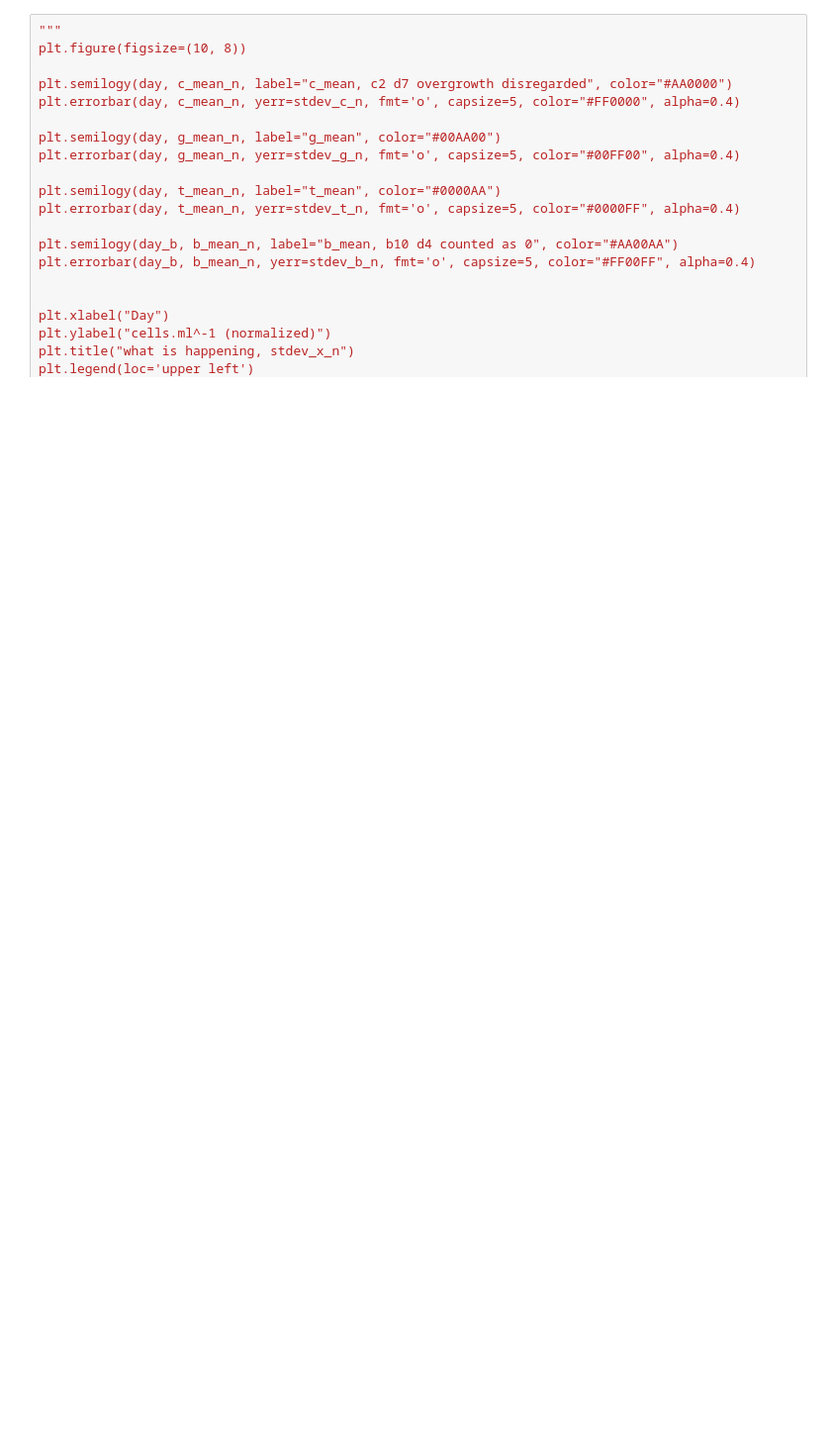
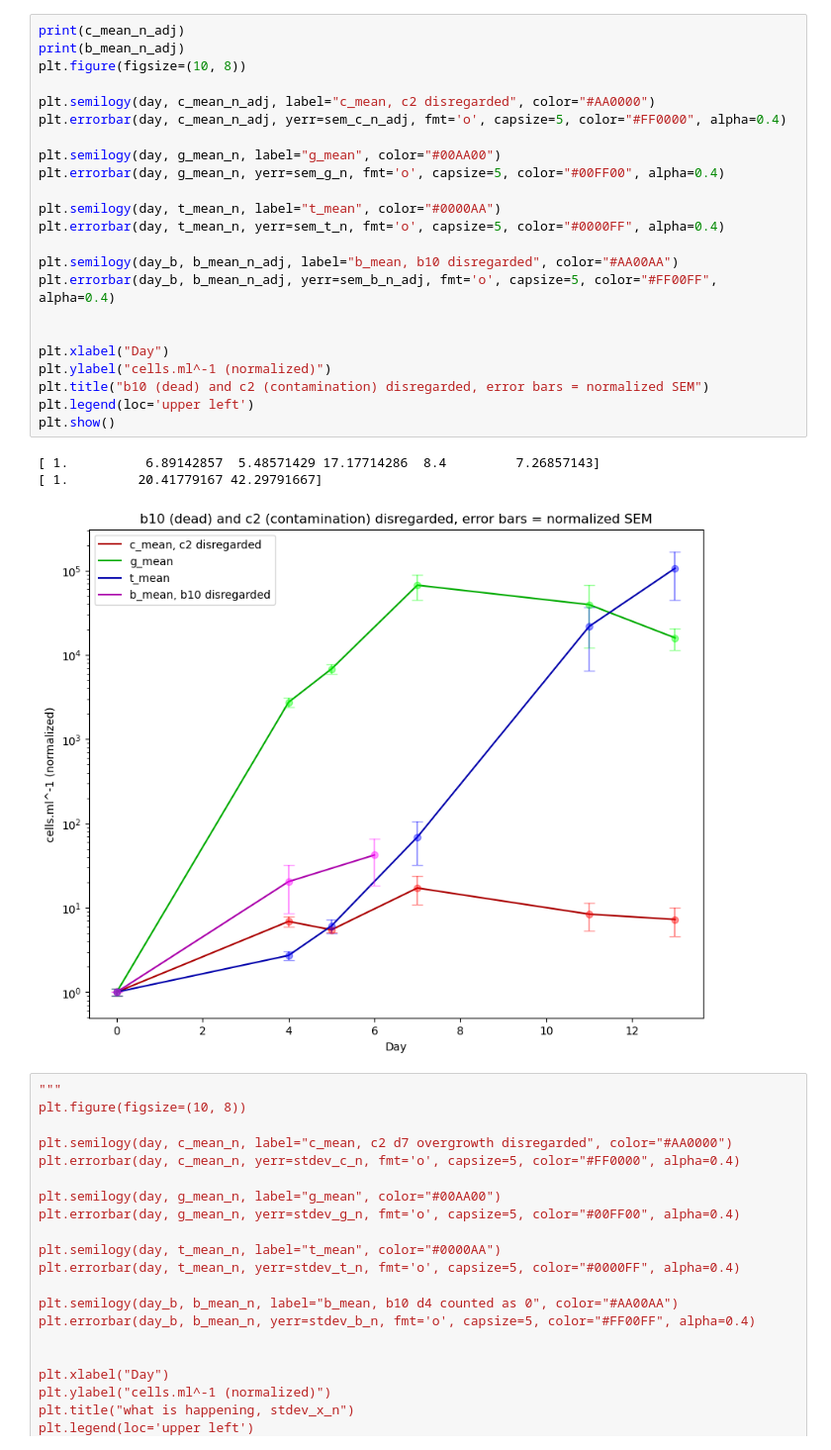
Before and after one commit to lucca-cas/tholinlab, a Jupyter notebook: tholins.ipynb, the cells around one changed output. Shown at 99% size. Cells and saved outputs as stored; diff of their text form; blank space fills up the shorter version.

```diff
--- a/tholins.ipynb
+++ b/tholins.ipynb
@@ -193,3 +251,30 @@ plt.show()
+# %%
+print(c_mean_n_adj)
+print(b_mean_n_adj)
+plt.figure(figsize=(10, 8))
+
+plt.semilogy(day, c_mean_n_adj, label="c_mean, c2 disregarded", color="#AA0000")
+plt.errorbar(day, c_mean_n_adj, yerr=sem_c_n_adj, fmt='o', capsize=5, color="#FF0000", alpha=0.4)
+
+plt.semilogy(day, g_mean_n, label="g_mean", color="#00AA00")
+plt.errorbar(day, g_mean_n, yerr=sem_g_n, fmt='o', capsize=5, color="#00FF00", alpha=0.4)
+
+plt.semilogy(day, t_mean_n, label="t_mean", color="#0000AA")
+plt.errorbar(day, t_mean_n, yerr=sem_t_n, fmt='o', capsize=5, color="#0000FF", alpha=0.4)
+
+plt.semilogy(day_b, b_mean_n_adj, label="b_mean, b10 disregarded", color="#AA00AA")
+plt.errorbar(day_b, b_mean_n_adj, yerr=sem_b_n_adj, fmt='o', capsize=5, color="#FF00FF", alpha=0.4)
+
+
+plt.xlabel("Day")
+plt.ylabel("cells.ml^-1 (normalized)")
+plt.title("b10 (dead) and c2 (contamination) disregarded, error bars = normalized SEM")
+plt.legend(loc='upper left')
+plt.show()
+# %% [output]
+[ 1.          6.89142857  5.48571429 17.17714286  8.4         7.26857143]
+[ 1.         20.41779167 42.29791667]
+[figure, added]
 # %%
 """
 plt.figure(figsize=(10, 8))
```
Also changed, not shown: parts of 6 cells of this notebook.
